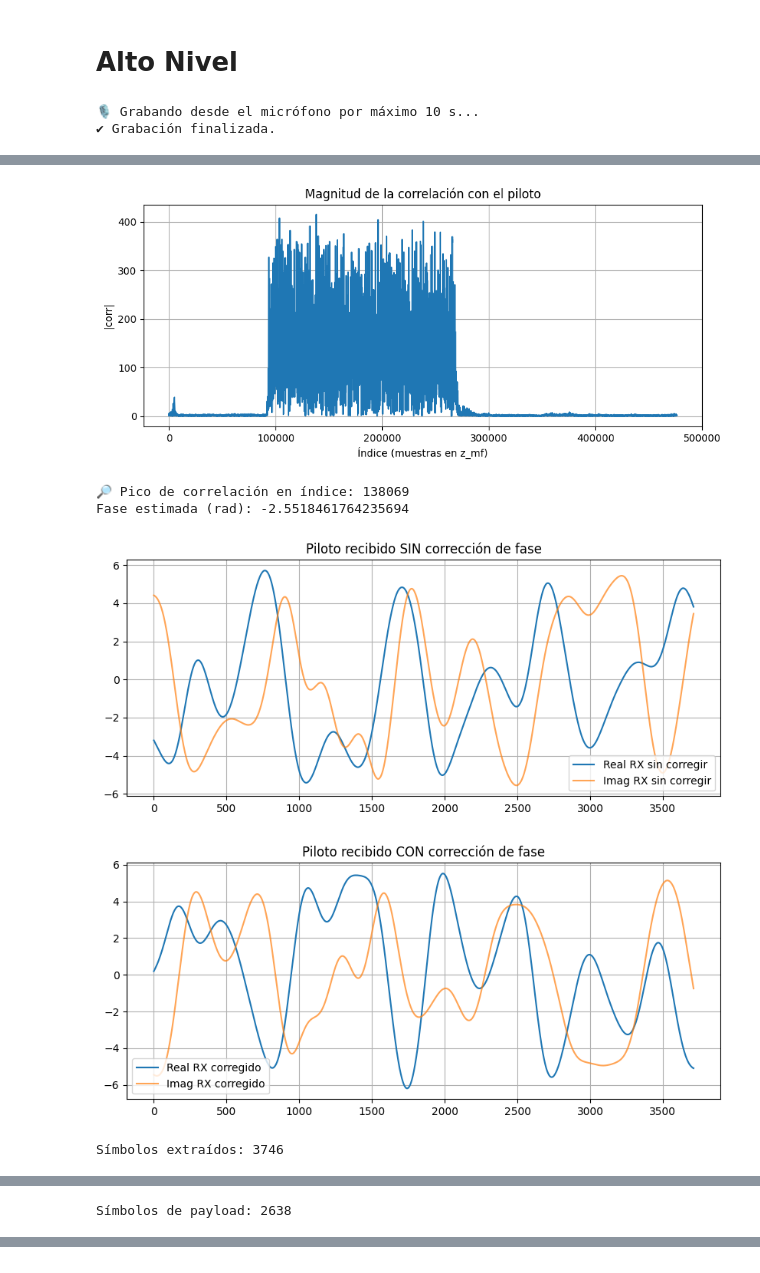
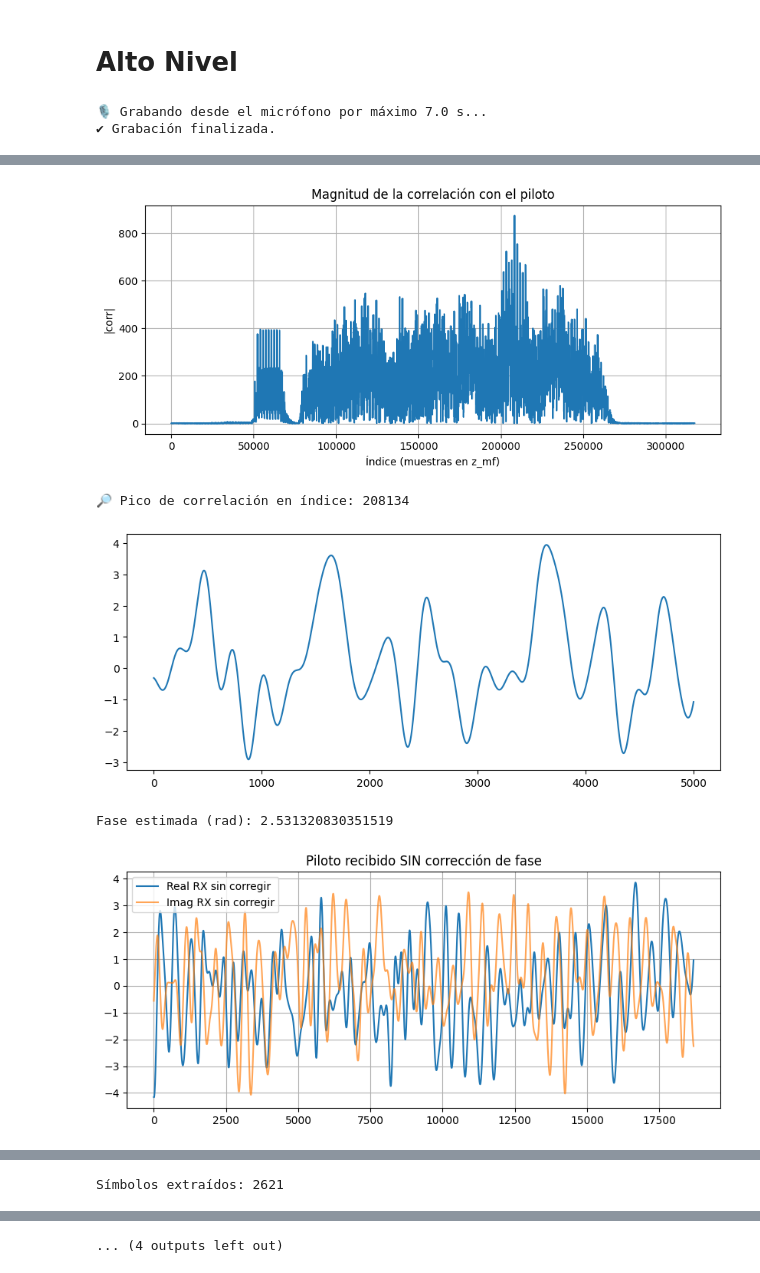
Before and after one commit to jbcgames/Proyecto-PDS, a Jupyter notebook: Receptor.ipynb, the cells around one changed output, grey strips where cells are left out. Cells and saved outputs as stored; diff of their text form; code cells hidden in the pictures.

```diff
--- a/Receptor.ipynb
+++ b/Receptor.ipynb
@@ -206,18 +206,18 @@ BARKER13 = np.array([+1, +1, +1, +1, +1,
                      -1, -1, +1, +1, -1,
                      +1, -1, +1], dtype=float)
 
-def generate_pilot_symbols():
+def generate_pilot_symbols(repeticiones=2):
     """
     Devuelve los símbolos complejos BPSK del piloto (Barker 13) sobre el eje I.
     """
-    return BARKER13.astype(complex)  # eje real, imag = 0
+    return np.tile(BARKER13, repeticiones).astype(complex)
 
 def pilot_rrc_waveform(rrc_taps, sps):
     """
     Genera la forma de onda del piloto en banda base (SRRC),
     usando los mismos taps y SPS que el payload.
     """
-    pilot_syms = generate_pilot_symbols()          # longitud 13
+    pilot_syms = generate_pilot_symbols(repeticiones=10)          # longitud 13
     x_up = np.zeros(len(pilot_syms) * sps, dtype=complex)
     x_up[::sps] = pilot_syms                       # upsampling
     pilot_bb = np.convolve(x_up, rrc_taps, mode='full')
@@ -307,6 +307,12 @@ def extract_pilot_and_payload(z_mf,
     # Segmento recibido del payload (desde allí hasta el final)
     payload_rx = z_mf[payload_start:]
 
+    # Graficar
+    plt.figure(figsize=(10,4))
+    plt.plot(payload_rx.real[:5000], label='Parte real')
+    plt.show()
+
+
     return pilot_rx, payload_rx, payload_start, pilot_tx_bb
 
 # ===========================================
@@ -582,7 +624,7 @@ def receive_with_matched_filter(fs=48000,
     return t_full, rx_raw, rx_filtered, t_bb, rx_bb, z_mf, rrc_taps, delay
 
 FS = 48000
-FC = 1000.0
+FC = 4000.0
 BW = 500.0
 BETA = 0.35
 SPAN = 8
@@ -591,7 +633,7 @@ SPS = 128
 t_full, rx_raw, rx_filtered, t_bb, rx_bb, z_mf, rrc_taps, delay = \
     receive_with_matched_filter(
         fs=FS,
-        max_duration=10,
+        max_duration=7.0,
         fc=FC,
         bw=BW,
         bp_order=2,
@@ -611,7 +653,7 @@ pilot_rx, payload_rx, payload_start, pilot_tx_bb = extract_pilot_and_payload(
     rrc_taps,
     SPS,
     fs=FS,
-    guard_ms=5.0   # mismo guard_ms que en el TX
+    guard_ms=500.0   # mismo guard_ms que en el TX
 )
 
 # 4) Estimar fase inicial
@@ -674,8 +716,17 @@ plt.ylabel("Q")
 plt.grid(True)
 plt.gca().set_aspect('equal', 'box')
 plt.show()
+amp = np.abs(payload_syms)
+mask = amp > np.percentile(amp, 30)   # quita el 30% más débil
+clean_syms = payload_syms[mask]
+plt.figure(figsize=(5,5))
+plt.scatter(payload_syms[:300].real, payload_syms[:300].imag)
+plt.grid(True)
+plt.title("Primeros símbolos del payload (antes de PLL)")
+plt.gca().set_aspect('equal', 'box')
 
-pll_syms, pll_phase = pll_costas_8psk(payload_syms, loop_gain=5e-4)
+pll_syms, pll_phase = pll_costas_8psk(clean_syms, loop_gain=1e-4)
+
 plt.figure(figsize=(5,5))
 plt.scatter(pll_syms.real, pll_syms.imag, s=3)
 plt.axhline(0, color='gray', lw=0.5)
@@ -685,5 +736,5 @@ plt.grid(True)
 plt.gca().set_aspect('equal', 'box')
 plt.show()
 # %% [output]
-🎙 Grabando desde el micrófono por máximo 10 s...
+🎙 Grabando desde el micrófono por máximo 7.0 s...
 ✔ Grabación finalizada.
@@ -693,6 +744,5 @@ plt.show()
-[figure, old version]
+[figure, new version]
-🔎 Pico de correlación en índice: 138069
-Fase estimada (rad): -2.5518461764235694
+🔎 Pico de correlación en índice: 208134
-[figure, old version]
+[figure, new version]
+Fase estimada (rad): 2.531320830351519
-[figure, old version]
+[figure, new version]
-Símbolos extraídos: 3746
@@ -700 +750 @@ Símbolos extraídos: 3746
-Símbolos de payload: 2638
+Símbolos extraídos: 2621
@@ -702,0 +752 @@ Símbolos de payload: 2638
+... (4 outputs left out)
```
Also changed, not shown: parts of 4 cells of this notebook, 5 other files.
